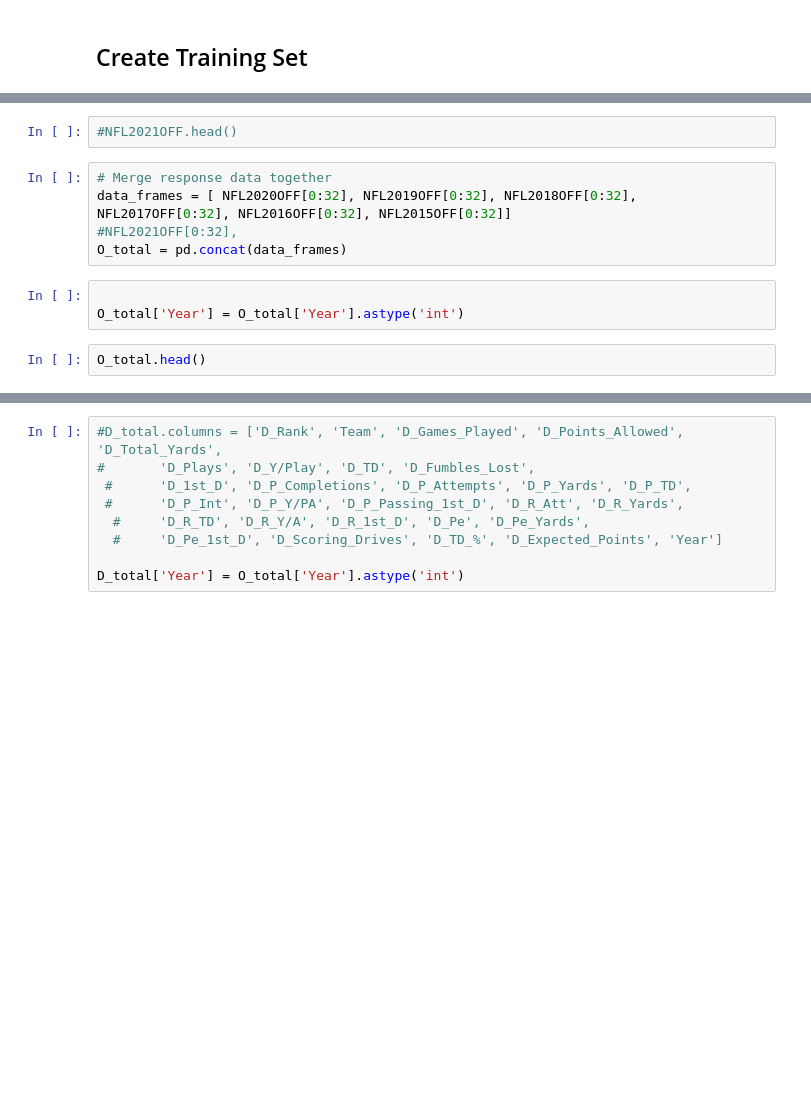
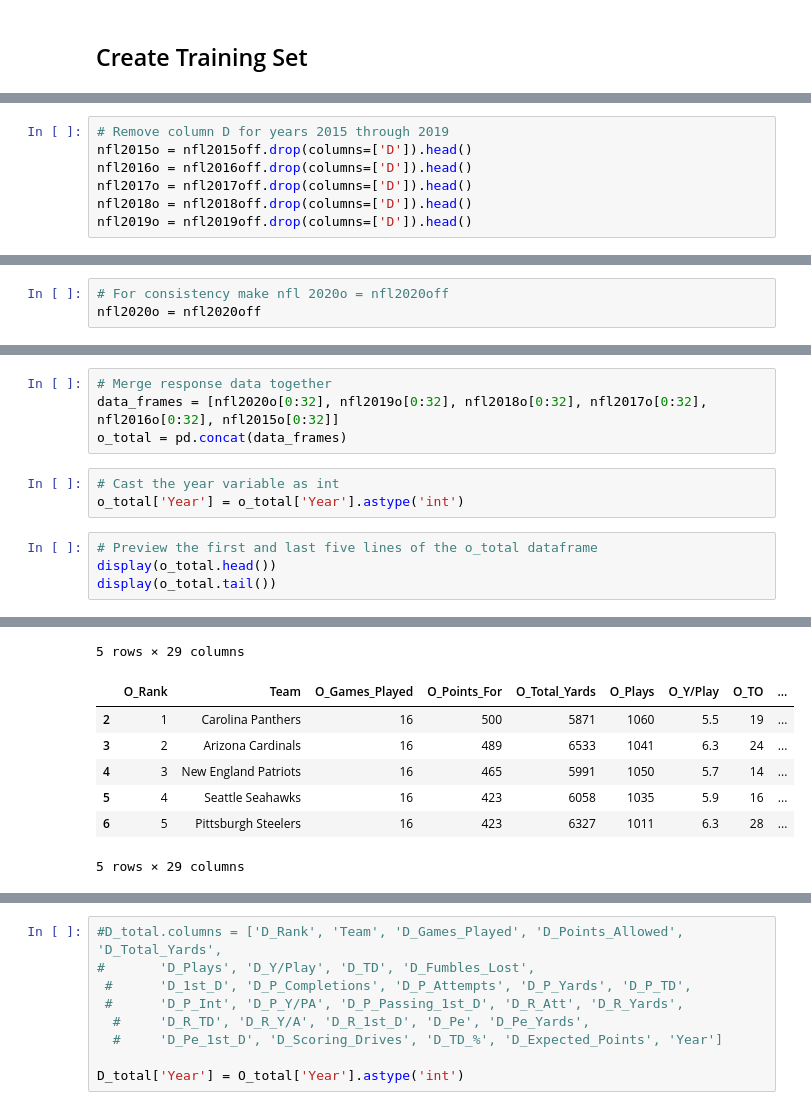
Before and after one commit to stefimaz/Praedico, a Jupyter notebook: Combine_csv.ipynb, the cells around one changed output, grey strips where cells are left out. Drawn from its saved outputs; the diff is of its cells as text; blank space fills up the shorter version.

```diff
--- a/Combine_csv.ipynb
+++ b/Combine_csv.ipynb
@@ -128,0 +87,7 @@ NFL2019OFF.drop(columns=['D']).head()
+# %%
+# Remove column D for years 2015 through 2019
+nfl2015o = nfl2015off.drop(columns=['D']).head()
+nfl2016o = nfl2016off.drop(columns=['D']).head()
+nfl2017o = nfl2017off.drop(columns=['D']).head()
+nfl2018o = nfl2018off.drop(columns=['D']).head()
+nfl2019o = nfl2019off.drop(columns=['D']).head()
@@ -129 +105,4 @@ NFL2019OFF.drop(columns=['D']).head()
+# %%
+# For consistency make nfl 2020o = nfl2020off
+nfl2020o = nfl2020off
 # %%
@@ -138,22 +119,29 @@ NFL2020OFF.head()
-# %%
-#NFL2021OFF.head()
 # %%
 # Merge response data together
-data_frames = [ NFL2020OFF[0:32], NFL2019OFF[0:32], NFL2018OFF[0:32], NFL2017OFF[0:32], NFL2016OFF[0:32], NFL2015OFF[0:32]]
-#NFL2021OFF[0:32],
-O_total = pd.concat(data_frames)
+data_frames = [nfl2020o[0:32], nfl2019o[0:32], nfl2018o[0:32], nfl2017o[0:32], nfl2016o[0:32], nfl2015o[0:32]]
+o_total = pd.concat(data_frames)
 # %%
-
-O_total['Year'] = O_total['Year'].astype('int')
+# Cast the year variable as int
+o_total['Year'] = o_total['Year'].astype('int')
 # %%
-O_total.head()
+# Preview the first and last five lines of the o_total dataframe
+display(o_total.head())
+display(o_total.tail())
 # %% [output]
 |  | O_Rank | Team | O_Games_Played | O_Points_For | O_Total_Yards | O_Plays | O_Y/Play | O_TO | ... |
 | 2 | 1 | Green Bay Packers | 16 | 509 | 6224 | 990 | 6.3 | 11 | ... |
 | 3 | 2 | Buffalo Bills | 16 | 501 | 6343 | 1034 | 6.1 | 22 | ... |
 | 4 | 3 | Tampa Bay Buccaneers | 16 | 492 | 6145 | 1017 | 6.0 | 17 | ... |
 | 5 | 4 | Tennessee Titans | 16 | 491 | 6343 | 1031 | 6.2 | 12 | ... |
 | 6 | 5 | New Orleans Saints | 16 | 482 | 6023 | 1045 | 5.8 | 17 | ... |
+5 rows × 29 columns
+|  | O_Rank | Team | O_Games_Played | O_Points_For | O_Total_Yards | O_Plays | O_Y/Play | O_TO | ... |
+| 2 | 1 | Carolina Panthers | 16 | 500 | 5871 | 1060 | 5.5 | 19 | ... |
+| 3 | 2 | Arizona Cardinals | 16 | 489 | 6533 | 1041 | 6.3 | 24 | ... |
+| 4 | 3 | New England Patriots | 16 | 465 | 5991 | 1050 | 5.7 | 14 | ... |
+| 5 | 4 | Seattle Seahawks | 16 | 423 | 6058 | 1035 | 5.9 | 16 | ... |
+| 6 | 5 | Pittsburgh Steelers | 16 | 423 | 6327 | 1011 | 6.3 | 28 | ... |
+5 rows × 29 columns
 # %%
 #NFL2021DEF = pd.read_csv('./resources/NFL2021DEF.csv', names=['O_Rank', 'Team', 'O_Games_Played', 'O_Points_For', 'O_Total_Yards',
 #       'O_Plays', 'O_Y/Play', 'O_TO', 'O_Fumbles_Lost',
```
Also changed, not shown: parts of 45 cells of this notebook, 1 other file.
